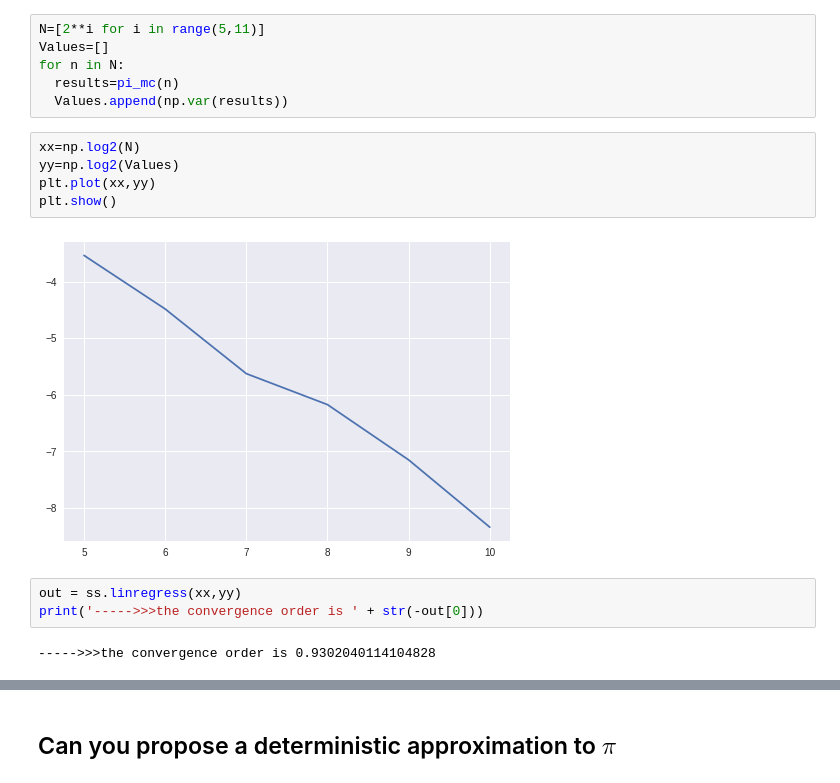
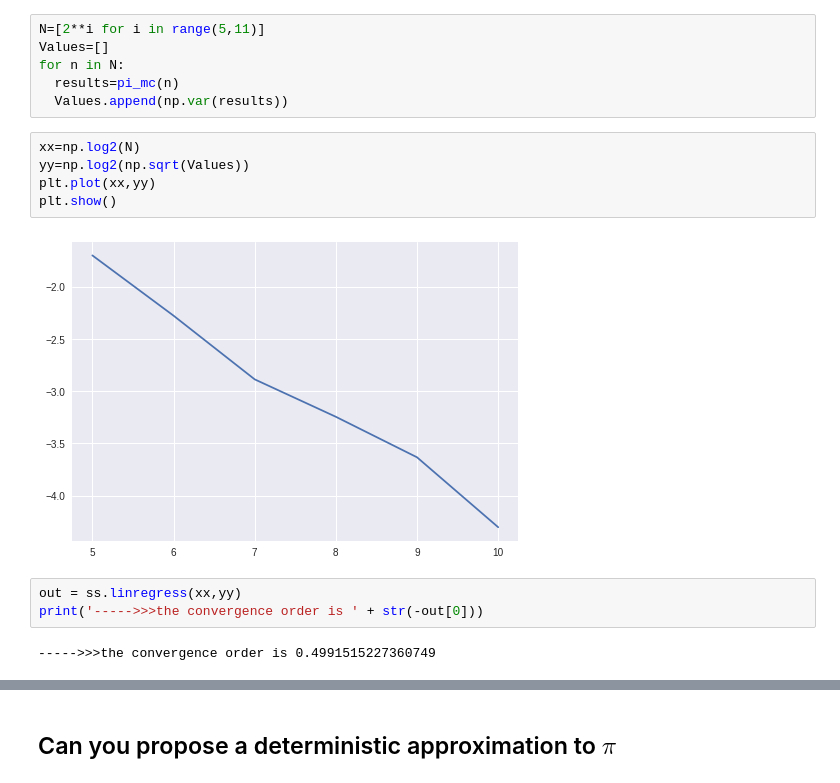
Before and after one commit to ZhyShe/18ma573ZhiyuanShe, a Jupyter notebook: src/hw5_2.ipynb, the cells around one changed output, grey strips where cells are left out. Drawn from its saved outputs; the diff is of its cells as text.

```diff
--- a/src/hw5_2.ipynb
+++ b/src/hw5_2.ipynb
@@ -84,16 +84,16 @@ for n in N:
   Values.append(np.var(results))
 # %%
 xx=np.log2(N)
-yy=np.log2(Values)
+yy=np.log2(np.sqrt(Values))
 plt.plot(xx,yy)
 plt.show()
 # %% [output]
-[figure, old version]
+[figure, new version]
 # %%
 out = ss.linregress(xx,yy)
 print('----->>>the convergence order is ' + str(-out[0]))
 # %% [output]
------>>>the convergence order is 0.9302040114104828
+----->>>the convergence order is 0.4991515227360749
 # %%
 n=2**10
 plt.figure(figsize=[4,4])
```
Also changed, not shown: parts of 1 cell of this notebook.
